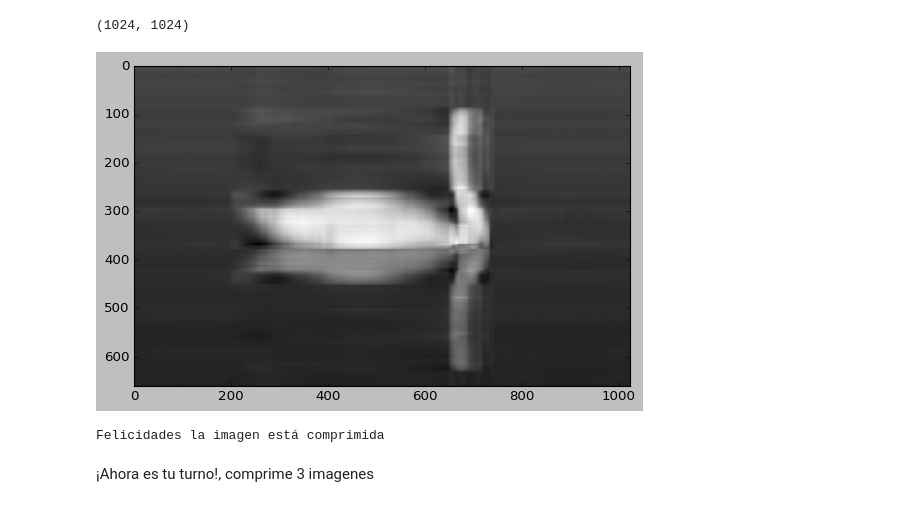
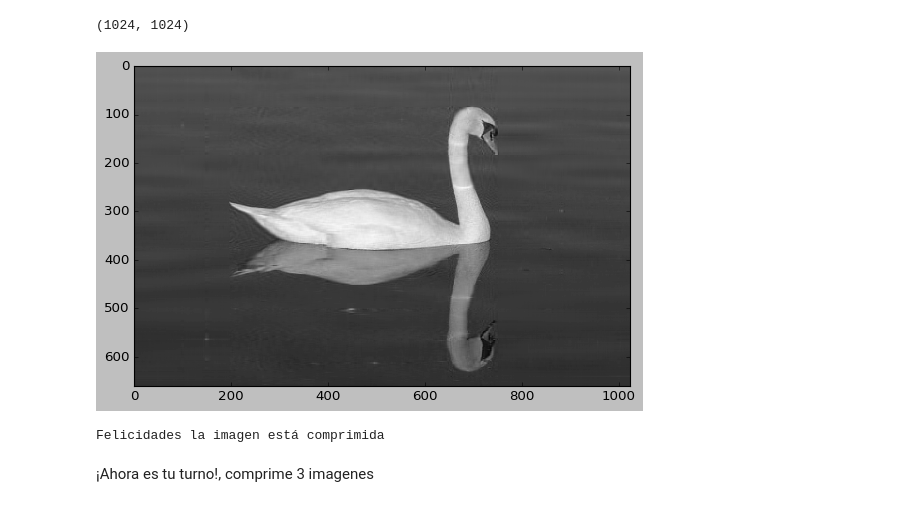
Before and after one commit to PosgradoMNA/actividades-de-aprendizaje-a01793474, a Jupyter notebook: Semana 5/Reduccion_dimensiones.ipynb, the cells around one changed output. Saved outputs shown, nothing was run; the diff lists cells and outputs as text; code cells hidden in the pictures.

```diff
--- a/Semana 5/Reduccion_dimensiones.ipynb
+++ b/Semana 5/Reduccion_dimensiones.ipynb
@@ -223,25 +230,25 @@ V.shape
 # %%
 #Cuantos valores crees que son necesarios?
 #A=U*D*V
 #aqui los elegiremos---------------------------
 # por las dimensiones de este caso en particular
 #iremos de 0-660, siendo 660 como normalmente están los datos
 #con 50 podemos observar que Lucy se ve casi igual, es decir conservamos aquello que en
 # realidad estaba aportando a la imagen en este caso :D por medio de la variabilidad
 #juega con el valor nvalue y ve que pasa con otros valores
-nvalue = 5
+nvalue = 50
 #------------------------------
 reconstimg = np.matrix(U[:,:nvalue])*np.diag(D[:nvalue])*np.matrix(V[:nvalue,:])
 #ve las dimensiones de la imagen y su descomposicion
 #660x1024= U(660X660)D(660X1024)V(1024x1024)
         #=U(660Xnvalues)D(nvaluesXnvalue)V(nvaluesx1024)
 
         #=U(660X50)(50X50)(50X1024)
 plt.imshow(reconstimg,cmap='gray')
 plt.show()
 print("Felicidades la imagen está comprimida")
 # %% [output]
-[figure, old version]
+[figure, new version]
 Felicidades la imagen está comprimida
 # %% [markdown]
 ¡Ahora es tu turno!, comprime 3 imagenes
```
Also changed, not shown: parts of 5 cells of this notebook.
